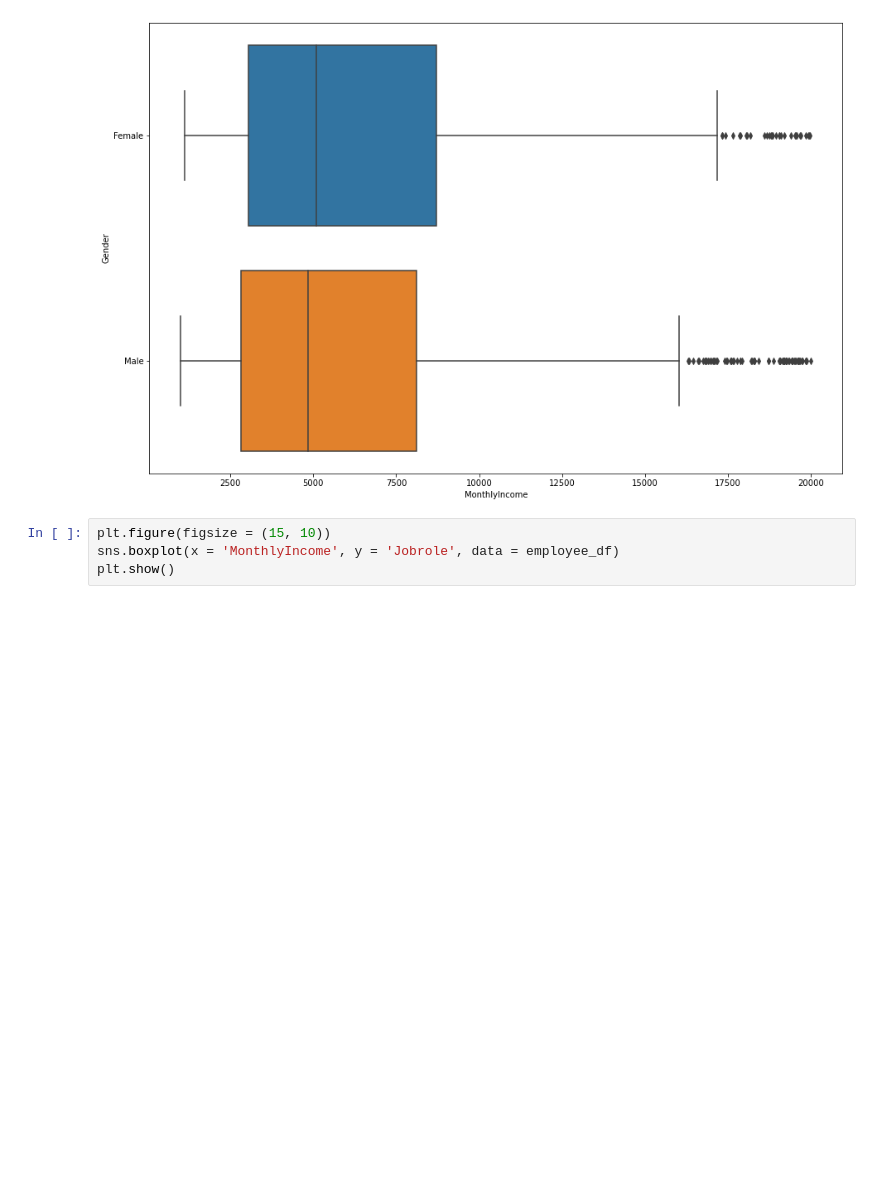
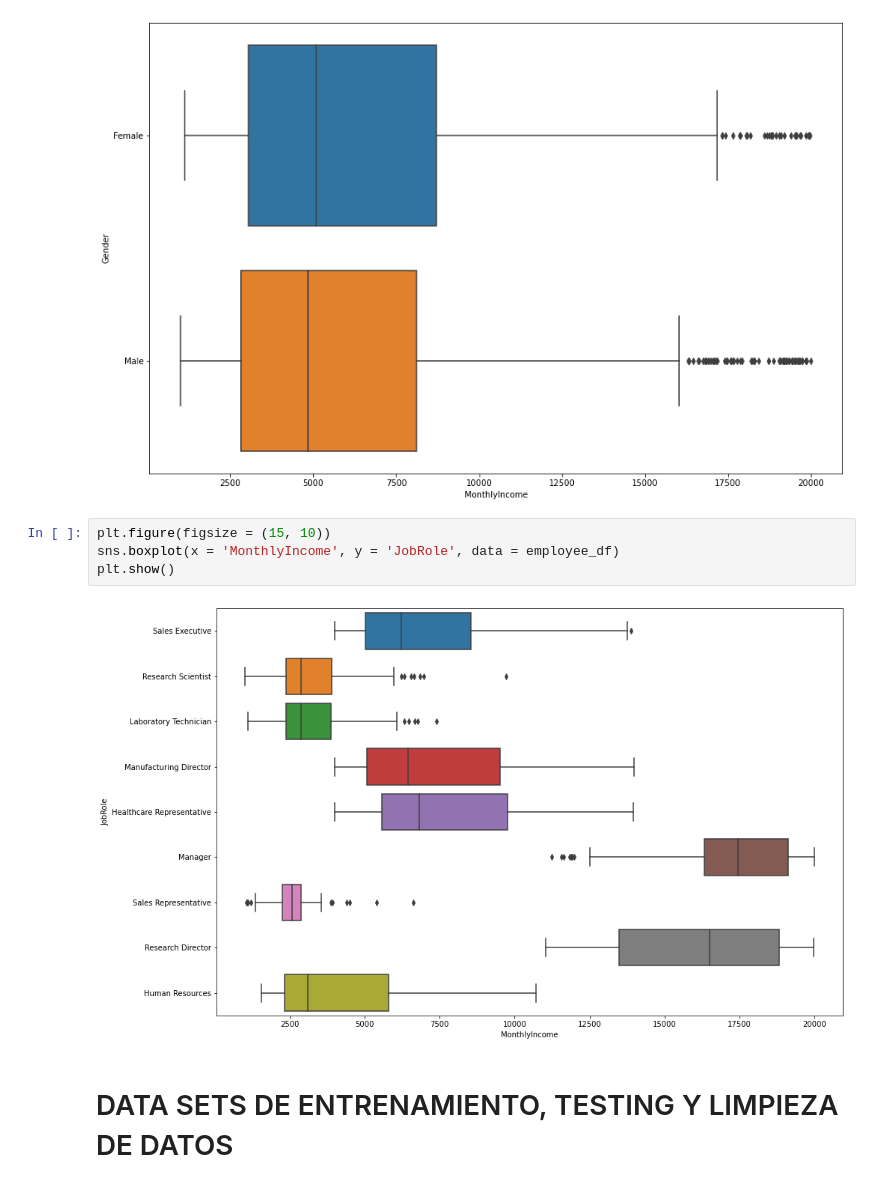
Before and after one commit to Ilhoeste/Human_Resources, a Jupyter notebook: human_Resources/notebook/Untitled.ipynb, the cells around one changed output. Drawn from its saved outputs; the diff is of its cells as text; blank space fills up the shorter version.

```diff
--- a/human_Resources/notebook/Untitled.ipynb
+++ b/human_Resources/notebook/Untitled.ipynb
@@ -214,5 +214,9 @@ plt.show()
 [figure]
 # %%
 plt.figure(figsize = (15, 10))
-sns.boxplot(x = 'MonthlyIncome', y = 'Jobrole', data = employee_df)
+sns.boxplot(x = 'MonthlyIncome', y = 'JobRole', data = employee_df)
 plt.show()
+# %% [output]
+[figure, added]
+# %% [markdown]
+# DATA SETS DE ENTRENAMIENTO, TESTING Y LIMPIEZA DE DATOS
```
Also changed, not shown: parts of 49 cells of this notebook, 2 other files.
